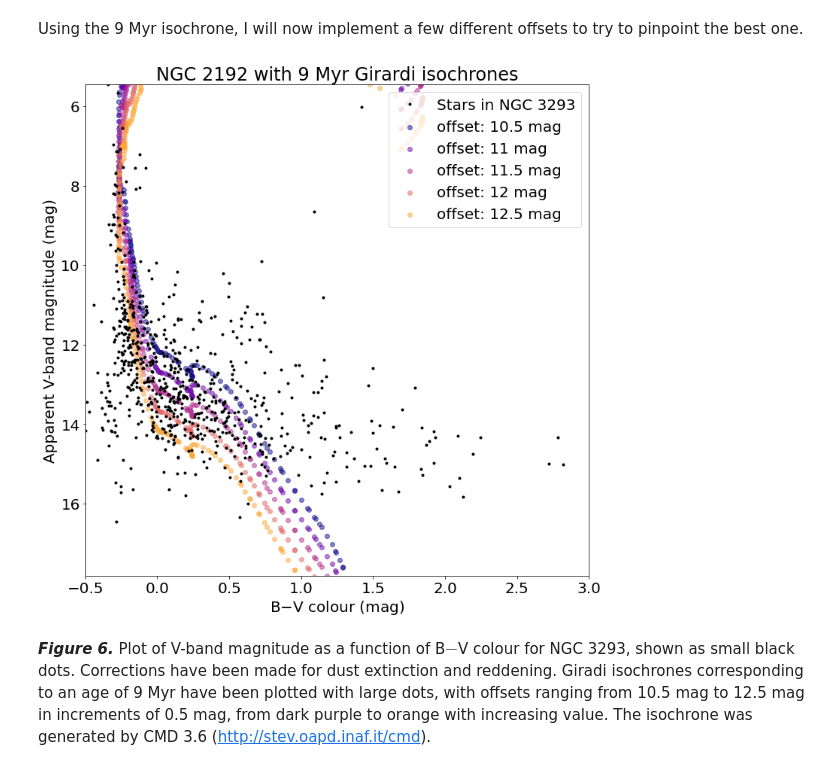
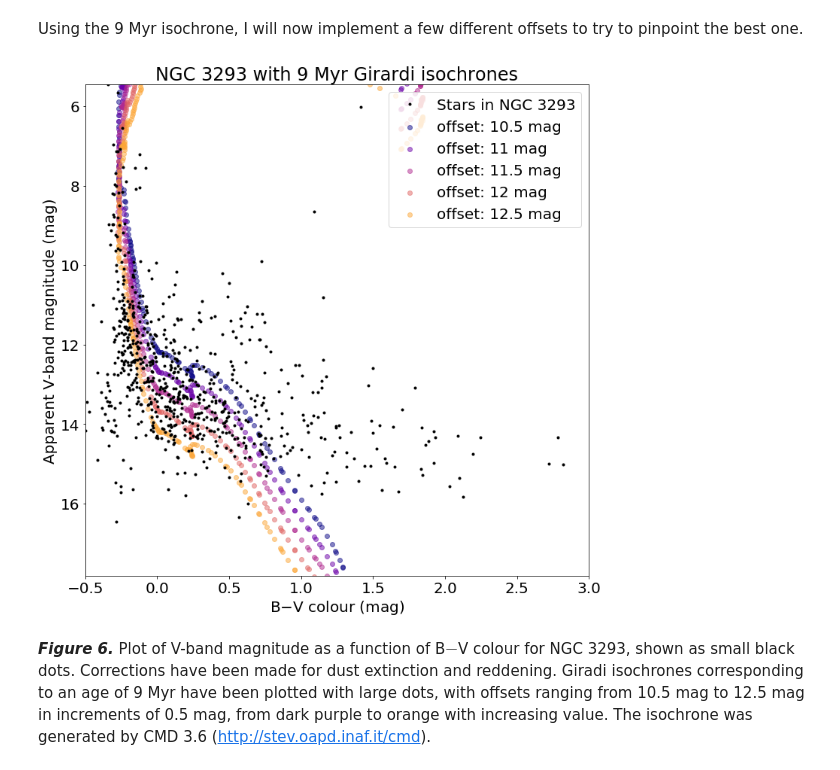
Before and after one commit to cedliang/ASP3231-Project-NGC-3293-, a Jupyter notebook: src/isochrones.ipynb, the cells around one changed output. Saved outputs shown, nothing was run; the diff lists cells and outputs as text; code cells hidden in the pictures.

Commit message:
Fix typo in figure titles

```diff
--- a/src/isochrones.ipynb
+++ b/src/isochrones.ipynb
@@ -349,35 +349,35 @@ offsets = [10.5,11,11.5,12,12.5]
 age = 6.95424
 
 # get some sequential colors to plot with to easily see the differences due to offset
 colors = cm.plasma(np.linspace(0,1,len(offsets)+1))
 
 fig, ax = plt.subplots(figsize = (12,12))
 
 plt.rcParams.update({'font.size': 20})
 plt.plot(px, py, '.', color='black',label='Stars in NGC 3293',zorder=10)
 
 for offset,color in zip(offsets,colors):
     BV=np.array(isochrones[age].B)-np.array(isochrones[age].V)
     offsetV = np.array(isochrones[age].V) + offset
 
     plt.scatter(BV, offsetV, color=color, label='offset: {offset} mag'.format(offset=offset),alpha=0.5)
 
 plt.xlabel('B$-$V colour (mag)')
 plt.ylabel('Apparent V-band magnitude (mag)')
-plt.title('NGC 2192 with 9 Myr Girardi isochrones')
+plt.title('NGC 3293 with 9 Myr Girardi isochrones')
 
 # set y-axis limits so we can see the stars
 plt.ylim(min(py),max(py))
 plt.xlim(-0.5,3)
 
 # invert y-axis so brighter stars are at the top
 ax.invert_yaxis()
 
 plt.legend(loc='upper right')
 
 plt.show()
 # %% [output]
-[figure, old version]
+[figure, new version]
 # %% [markdown]
 ***Figure 6.*** Plot of V-band magnitude as a function of B$-$V colour for NGC 3293, shown as small black dots. Corrections have been made for dust extinction and reddening. Giradi isochrones corresponding to an age of 9 Myr have been plotted with large dots, with offsets ranging from 10.5 mag to 12.5 mag in increments of 0.5 mag, from dark purple to orange with increasing value. The isochrone was generated by CMD 3.6 (http://stev.oapd.inaf.it/cmd).
 # %% [markdown]
```
Also changed, not shown: parts of 8 cells of this notebook.
